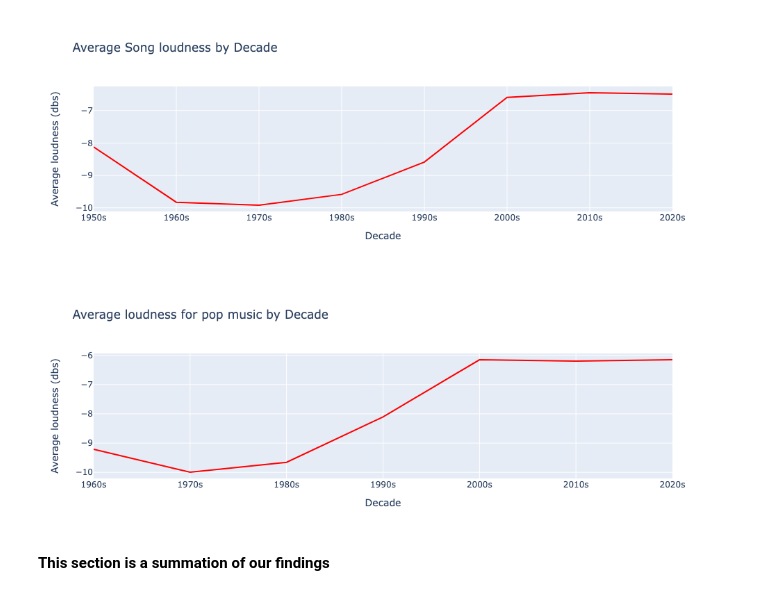
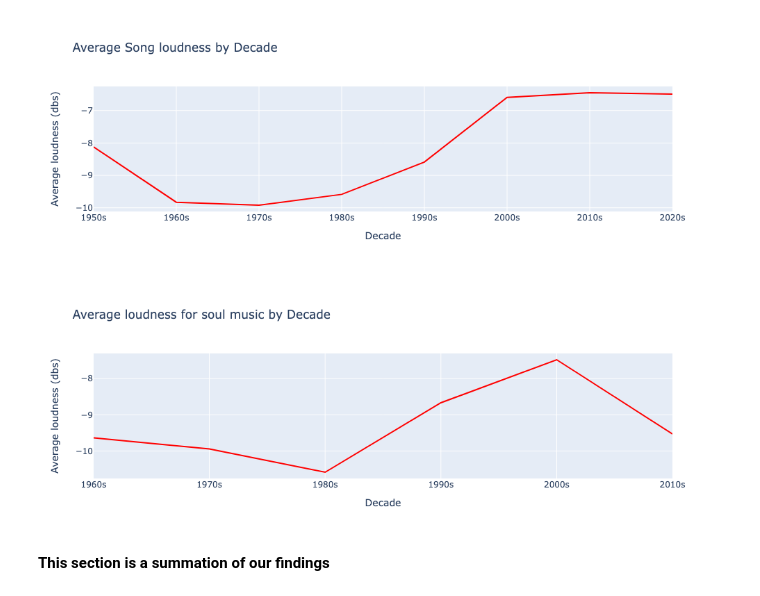
Before and after one commit to tmartabano/Project-for-Data-Munging, a Jupyter notebook: Final_Project_Data(new).ipynb, the cells around one changed output. Drawn from its saved outputs; the diff is of its cells as text; code cells hidden in the pictures.

```diff
--- a/Final_Project_Data(new).ipynb
+++ b/Final_Project_Data(new).ipynb
@@ -516,14 +476,14 @@ fig.update_layout(title='Average Song loudness by Decade', xaxis_title='Decade',
 # %%
 def plot_genre_loudness(genre):
     selected_data = big_df[big_df['main_genre'] == genre]
     selected_data = selected_data.groupby('decade').mean(numeric_only=True)
     fig = go.Figure(data=go.Scatter(x=selected_data.index, y=selected_data['loudness'], mode='lines'))
     fig.update_traces(line_color='red')
     fig.update_layout(title=f'Average loudness for {genre} music by Decade', xaxis_title='Decade', yaxis_title='Average loudness (dbs)')
     fig.show()
-plot_genre_loudness('pop')
+plot_genre_loudness('soul')
 # %% [output]
-[figure, old version]
+[figure, new version]
 # %% [markdown]
 __This section is a summation of our findings__
 # %% [markdown]
```
Also changed, not shown: parts of 8 cells of this notebook.
